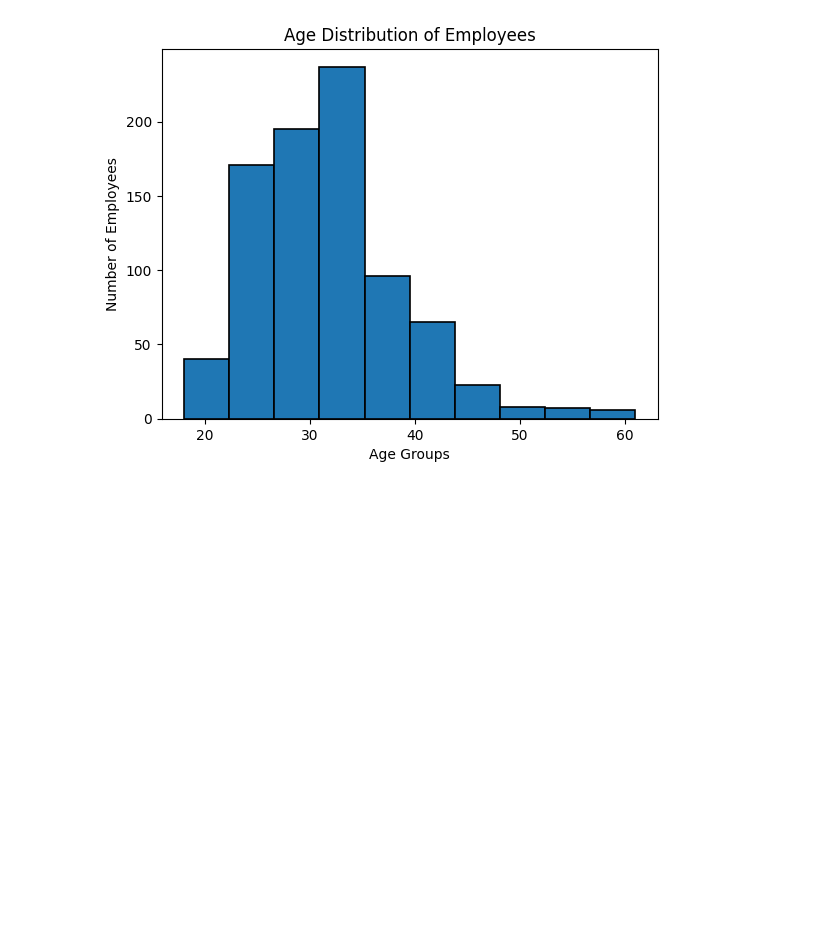
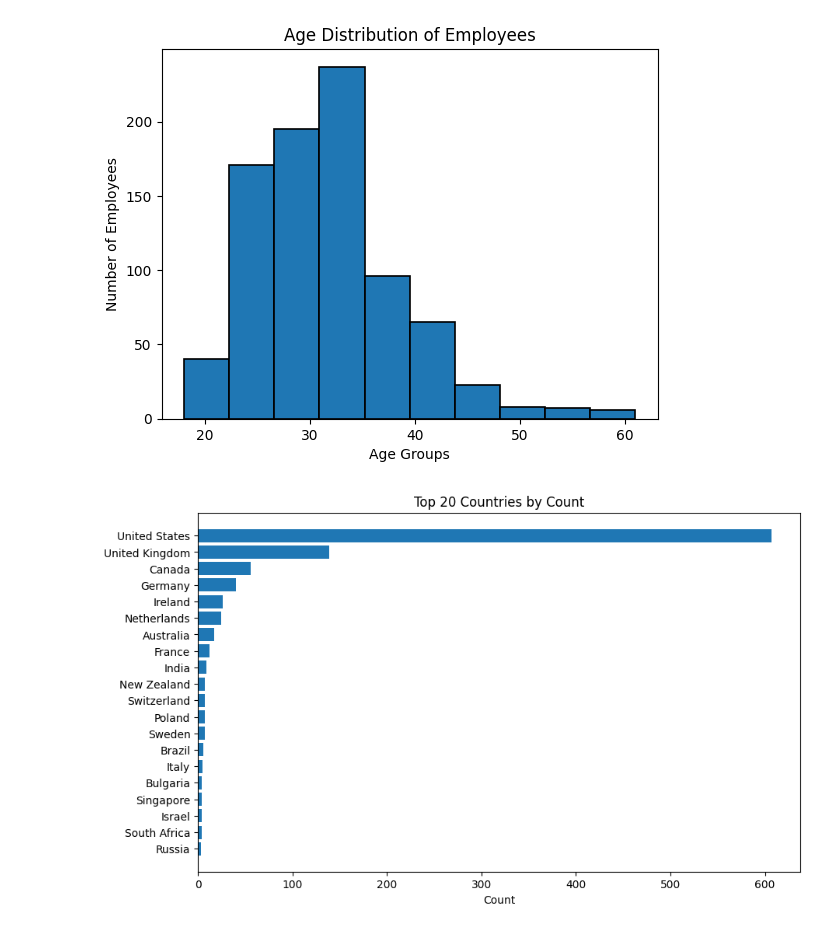
Before and after one commit to edmundlemon/mental_health_data_analysis, a Jupyter notebook: assignment.ipynb, the cells around one changed output. Saved outputs shown, nothing was run; the diff lists cells and outputs as text; code cells hidden in the pictures; blank space fills up the shorter version.

Commit message:
Analysis by country

```diff
--- a/assignment.ipynb
+++ b/assignment.ipynb
@@ -173,3 +170,13 @@ plt.title("Age Distribution of Employees")
 plt.show()
 # %% [output]
 [figure]
+# %%
+top_countries = works_in_tech["Country"].value_counts().sort_values(ascending=False).head(20)
+plt.figure(figsize=(10, 6))
+plt.barh(top_countries.index, top_countries.values)
+plt.gca().invert_yaxis()  # so largest is at top
+plt.xlabel("Count")
+plt.title("Top 20 Countries by Count")
+plt.show()
+# %% [output]
+[figure, added]
```
Also changed, not shown: parts of 3 cells of this notebook.
